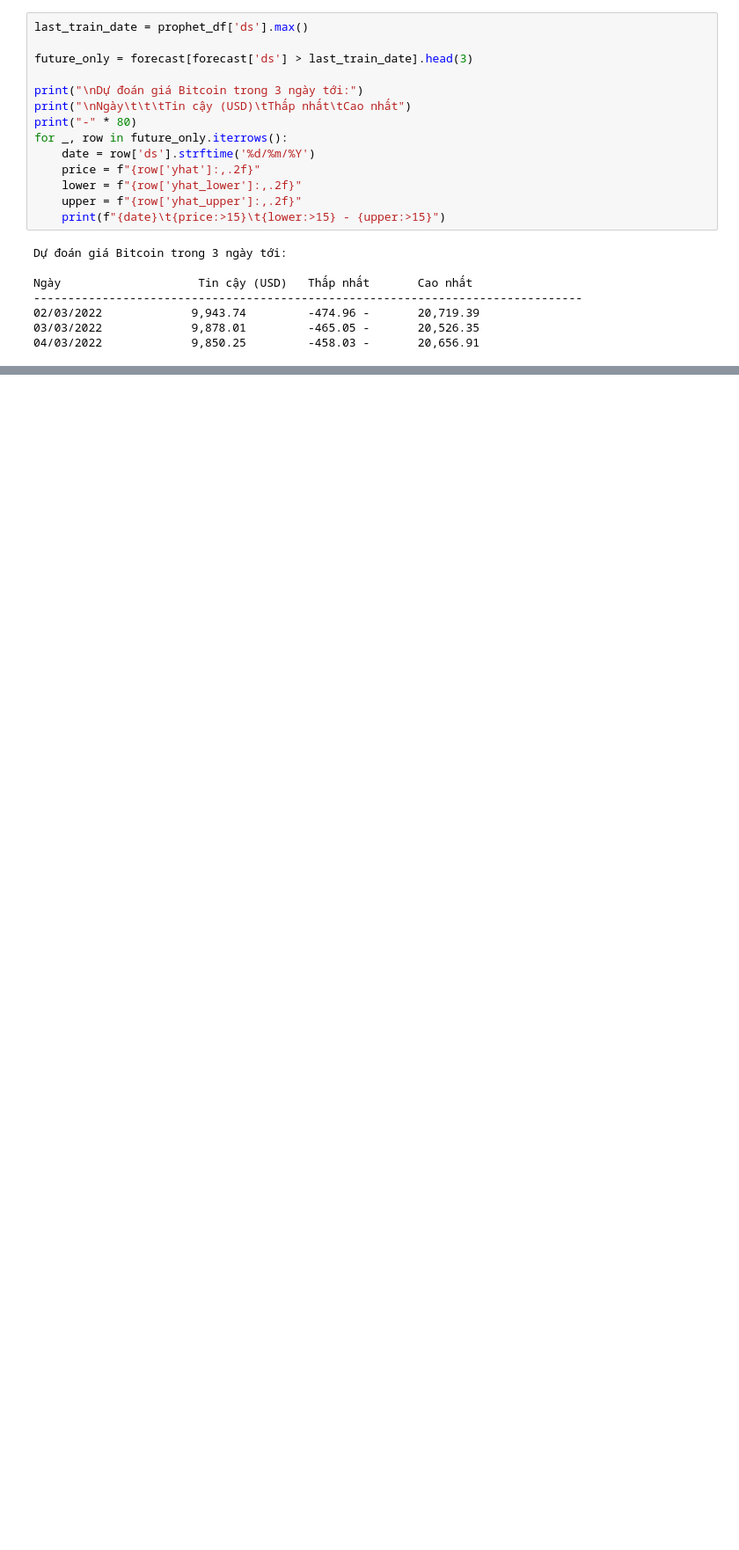
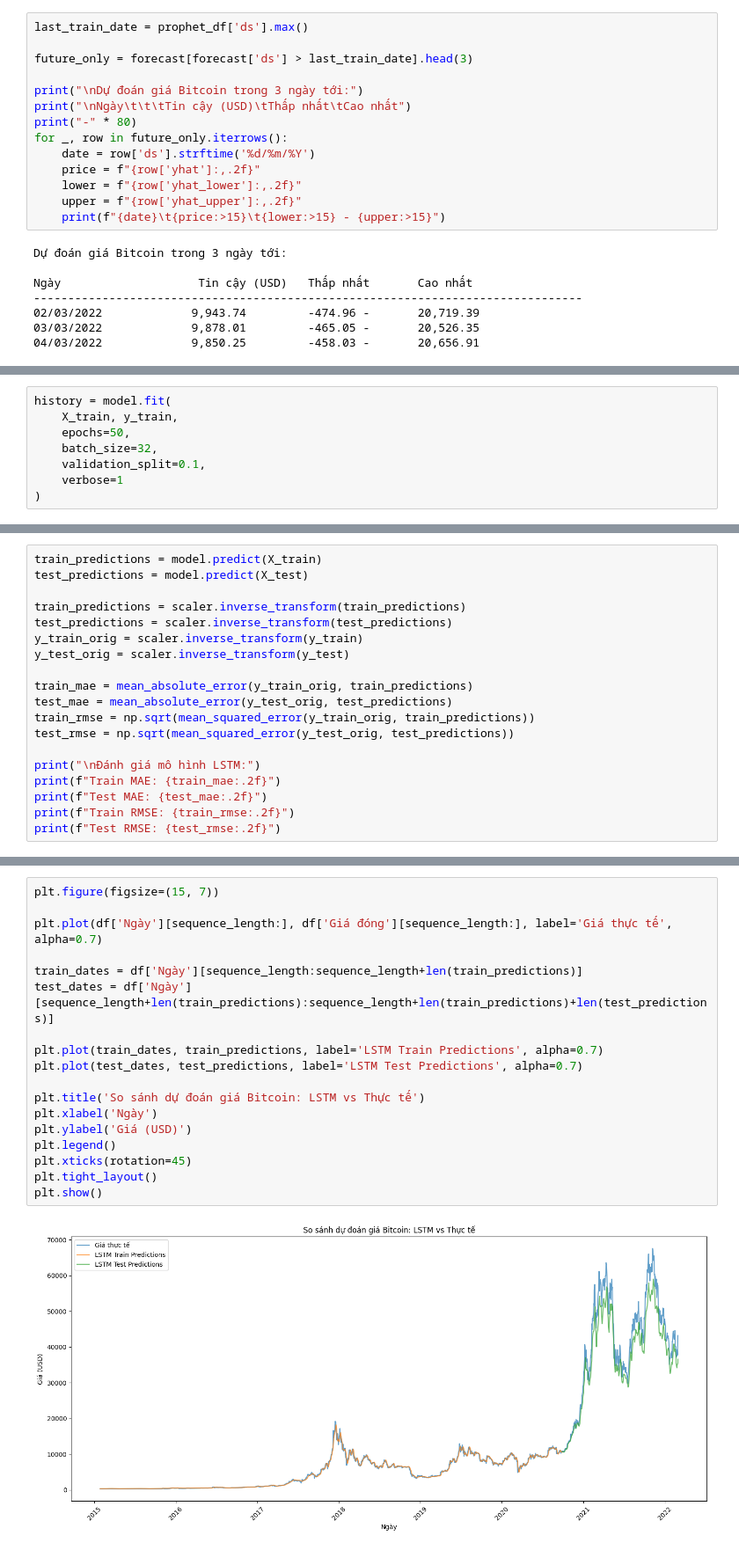
Before and after one commit to TrinhThanhPhong/BTC-data-analysis-and-prediction, a Jupyter notebook: main.ipynb, the cells around one changed output, grey strips where cells are left out. Shown: that part at 88% size. Drawn from its saved outputs; the diff is of its cells as text; blank space fills up the shorter version.

```diff
--- a/main.ipynb
+++ b/main.ipynb
@@ -220,0 +259,8 @@ Ngày                    Tin cậy (USD)   Thấp nhất       Cao nhất
+# %%
+history = model.fit(
+    X_train, y_train,
+    epochs=50,
+    batch_size=32,
+    validation_split=0.1,
+    verbose=1
+)
@@ -220,0 +285,19 @@ Ngày                    Tin cậy (USD)   Thấp nhất       Cao nhất
+# %%
+train_predictions = model.predict(X_train)
+test_predictions = model.predict(X_test)
+
+train_predictions = scaler.inverse_transform(train_predictions)
+test_predictions = scaler.inverse_transform(test_predictions)
+y_train_orig = scaler.inverse_transform(y_train)
+y_test_orig = scaler.inverse_transform(y_test)
+
+train_mae = mean_absolute_error(y_train_orig, train_predictions)
+test_mae = mean_absolute_error(y_test_orig, test_predictions)
+train_rmse = np.sqrt(mean_squared_error(y_train_orig, train_predictions))
+test_rmse = np.sqrt(mean_squared_error(y_test_orig, test_predictions))
+
+print("\nĐánh giá mô hình LSTM:")
+print(f"Train MAE: {train_mae:.2f}")
+print(f"Test MAE: {test_mae:.2f}")
+print(f"Train RMSE: {train_rmse:.2f}")
+print(f"Test RMSE: {test_rmse:.2f}")
@@ -220,0 +313,20 @@ Ngày                    Tin cậy (USD)   Thấp nhất       Cao nhất
+# %%
+plt.figure(figsize=(15, 7))
+
+plt.plot(df['Ngày'][sequence_length:], df['Giá đóng'][sequence_length:], label='Giá thực tế', alpha=0.7)
+
+train_dates = df['Ngày'][sequence_length:sequence_length+len(train_predictions)]
+test_dates = df['Ngày'][sequence_length+len(train_predictions):sequence_length+len(train_predictions)+len(test_predictions)]
+
+plt.plot(train_dates, train_predictions, label='LSTM Train Predictions', alpha=0.7)
+plt.plot(test_dates, test_predictions, label='LSTM Test Predictions', alpha=0.7)
+
+plt.title('So sánh dự đoán giá Bitcoin: LSTM vs Thực tế')
+plt.xlabel('Ngày')
+plt.ylabel('Giá (USD)')
+plt.legend()
+plt.xticks(rotation=45)
+plt.tight_layout()
+plt.show()
+# %% [output]
+[figure, added]
```
Also changed, not shown: parts of 10 cells of this notebook, 1 other file.
